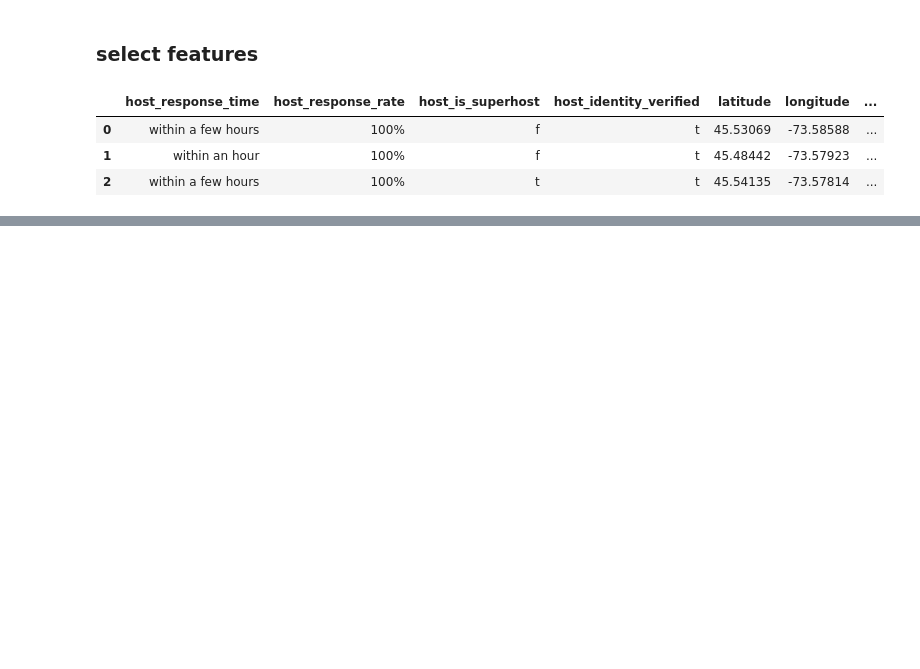
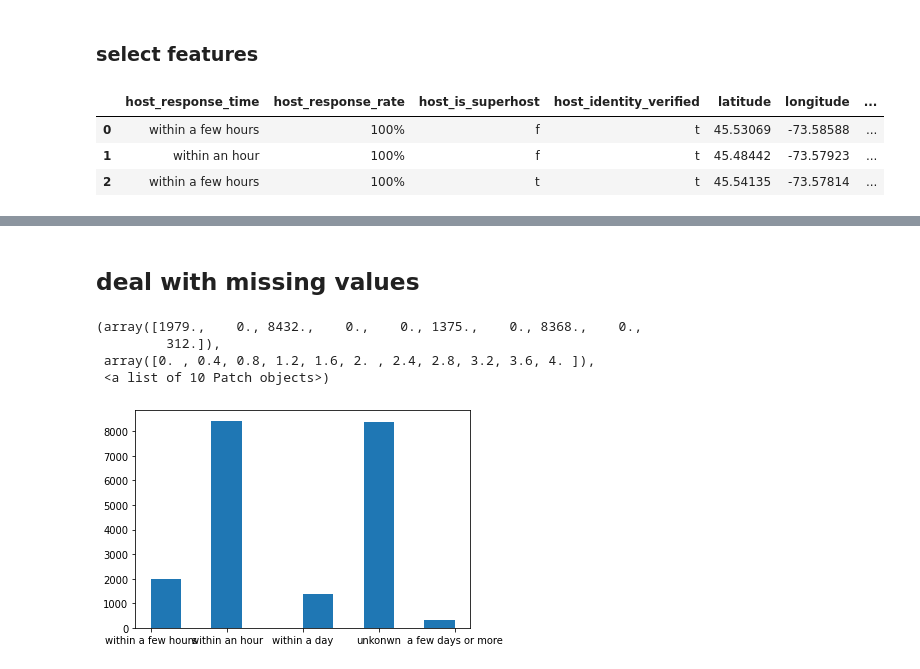
Before and after one commit to RyanXJu/Airbnb_Montreal, a Jupyter notebook: PricePrediction.ipynb, the cells around one changed output, grey strips where cells are left out. Cells and saved outputs as stored; diff of their text form; code cells hidden in the pictures; blank space fills up the shorter version.

```diff
--- a/PricePrediction.ipynb
+++ b/PricePrediction.ipynb
@@ -85,0 +150,11 @@ np.unique(listings_detail.guests_included, return_counts=True)
+# %% [markdown]
+## deal with missing values
+# %%
+np.unique(df.host_response_time.fillna("unkonwn"))
+plt.hist(df.host_response_time.fillna("unkonwn"))
+# %% [output]
+(array([1979.,    0., 8432.,    0.,    0., 1375.,    0., 8368.,    0.,
+         312.]),
+ array([0. , 0.4, 0.8, 1.2, 1.6, 2. , 2.4, 2.8, 3.2, 3.6, 4. ]),
+ <a list of 10 Patch objects>)
+[figure, added]
```
Also changed, not shown: parts of 13 cells of this notebook.
